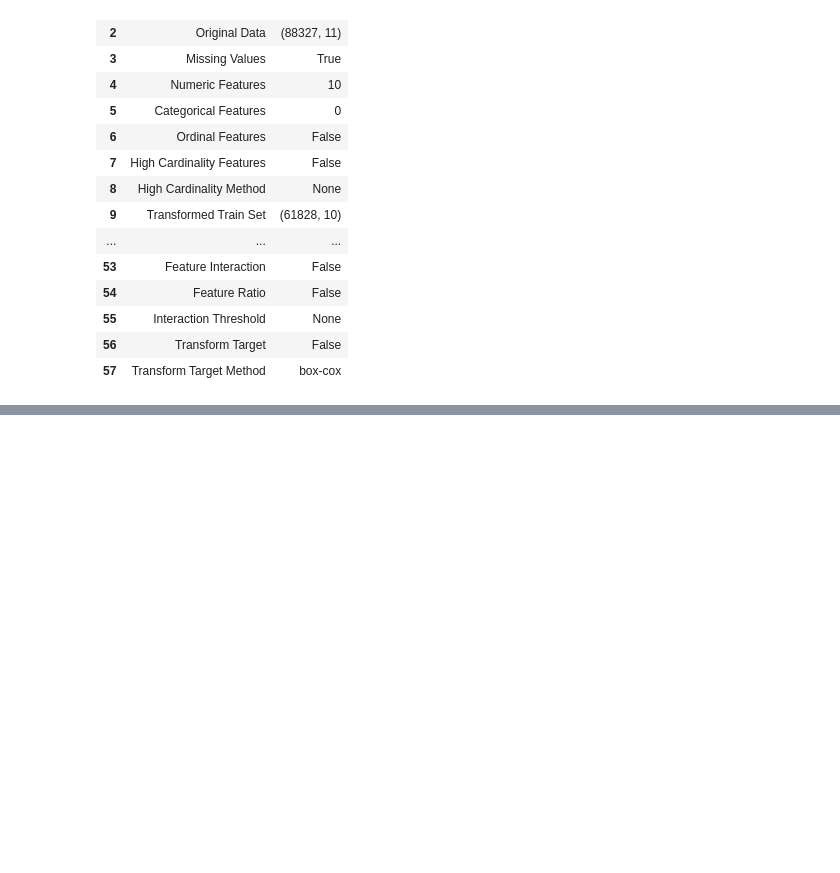
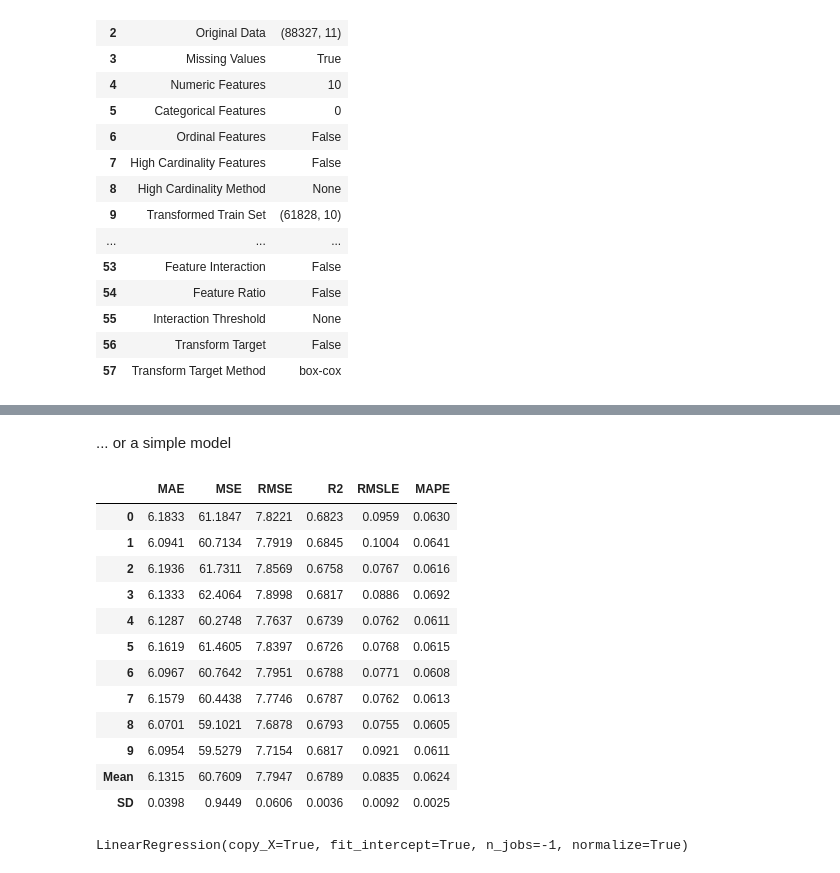
Before and after one commit to microprediction/nba, a Jupyter notebook: basketball_pycaret.ipynb, the cells around one changed output, grey strips where cells are left out. Cells and saved outputs as stored; diff of their text form; code cells hidden in the pictures; blank space fills up the shorter version.

```diff
--- a/basketball_pycaret.ipynb
+++ b/basketball_pycaret.ipynb
@@ -116,0 +132,21 @@ interpret_model(xgboost)
+# %% [markdown]
+... or a simple model
+# %%
+linear_model = create_model('lr')
+tuned_linear_model = tune_model(linear_model)
+tuned_linear_model
+# %% [output]
+|  | MAE | MSE | RMSE | R2 | RMSLE | MAPE |
+| 0 | 6.1833 | 61.1847 | 7.8221 | 0.6823 | 0.0959 | 0.0630 |
+| 1 | 6.0941 | 60.7134 | 7.7919 | 0.6845 | 0.1004 | 0.0641 |
+| 2 | 6.1936 | 61.7311 | 7.8569 | 0.6758 | 0.0767 | 0.0616 |
+| 3 | 6.1333 | 62.4064 | 7.8998 | 0.6817 | 0.0886 | 0.0692 |
+| 4 | 6.1287 | 60.2748 | 7.7637 | 0.6739 | 0.0762 | 0.0611 |
+| 5 | 6.1619 | 61.4605 | 7.8397 | 0.6726 | 0.0768 | 0.0615 |
+| 6 | 6.0967 | 60.7642 | 7.7951 | 0.6788 | 0.0771 | 0.0608 |
+| 7 | 6.1579 | 60.4438 | 7.7746 | 0.6787 | 0.0762 | 0.0613 |
+| 8 | 6.0701 | 59.1021 | 7.6878 | 0.6793 | 0.0755 | 0.0605 |
+| 9 | 6.0954 | 59.5279 | 7.7154 | 0.6817 | 0.0921 | 0.0611 |
+| Mean | 6.1315 | 60.7609 | 7.7947 | 0.6789 | 0.0835 | 0.0624 |
+| SD | 0.0398 | 0.9449 | 0.0606 | 0.0036 | 0.0092 | 0.0025 |
+LinearRegression(copy_X=True, fit_intercept=True, n_jobs=-1, normalize=True)
```
Also changed, not shown: parts of 17 cells of this notebook.
